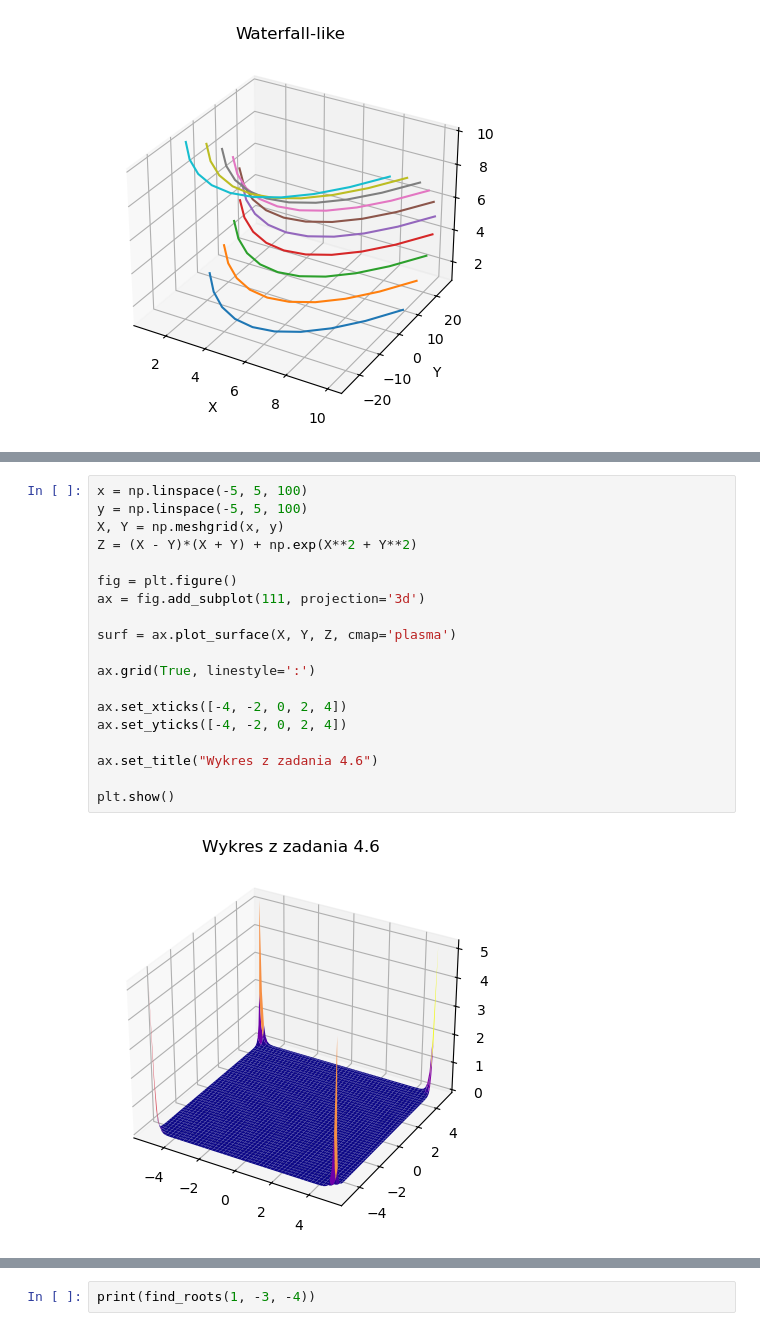
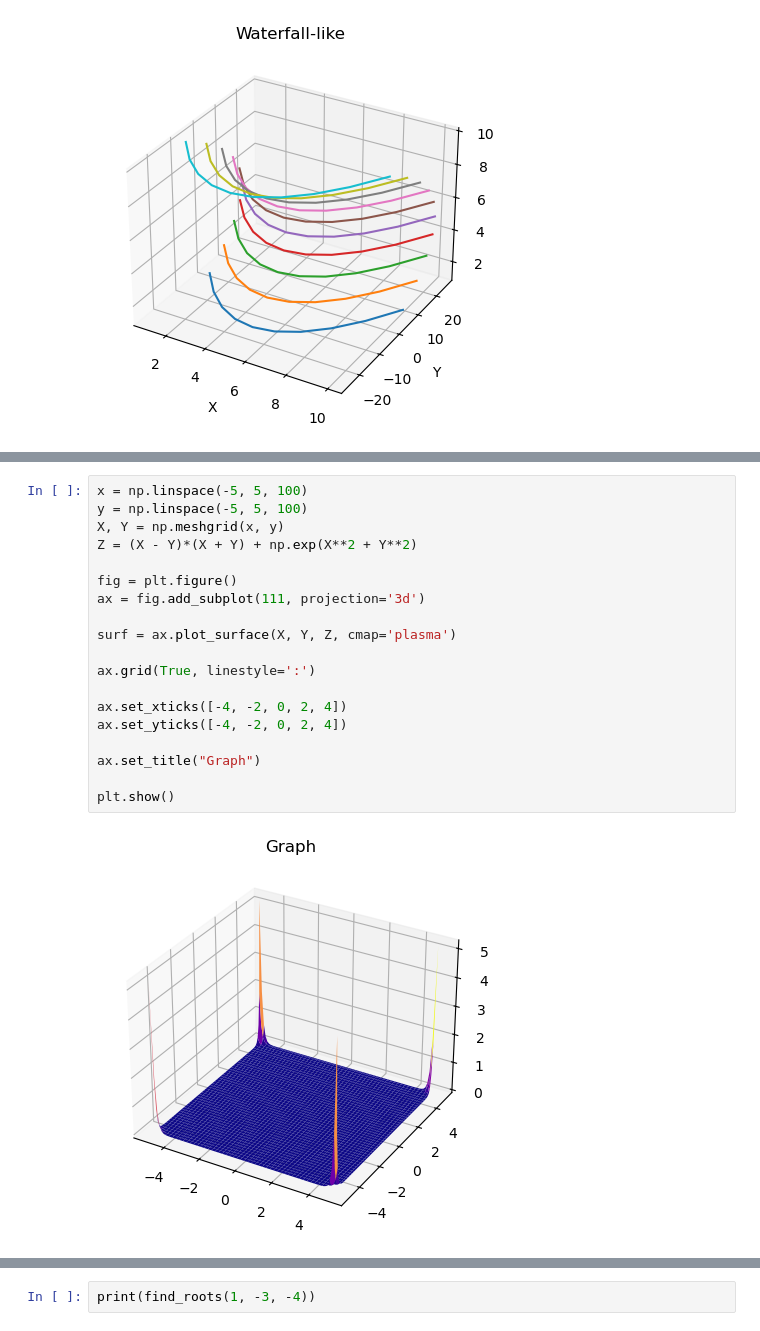
Before and after one commit to Szymon-Stasiak/numericMethods, a Jupyter notebook: Basics.ipynb, the cells around one changed output, grey strips where cells are left out. Drawn from its saved outputs; the diff is of its cells as text.

```diff
--- a/Basics.ipynb
+++ b/Basics.ipynb
@@ -549,24 +549,24 @@ plt.show()
 # %%
 x = np.linspace(-5, 5, 100)
 y = np.linspace(-5, 5, 100)
 X, Y = np.meshgrid(x, y)
 Z = (X - Y)*(X + Y) + np.exp(X**2 + Y**2)
 
 fig = plt.figure()
 ax = fig.add_subplot(111, projection='3d')
 
 surf = ax.plot_surface(X, Y, Z, cmap='plasma')
 
 ax.grid(True, linestyle=':')
 
 ax.set_xticks([-4, -2, 0, 2, 4])
 ax.set_yticks([-4, -2, 0, 2, 4])
 
-ax.set_title("Wykres z zadania 4.6")
+ax.set_title("Graph")
 
 plt.show()
 # %% [output]
-[figure, old version]
+[figure, new version]
 # %%
 import numpy as np
 import matplotlib.pyplot as plt
```
Also changed, not shown: parts of 11 cells of this notebook.
